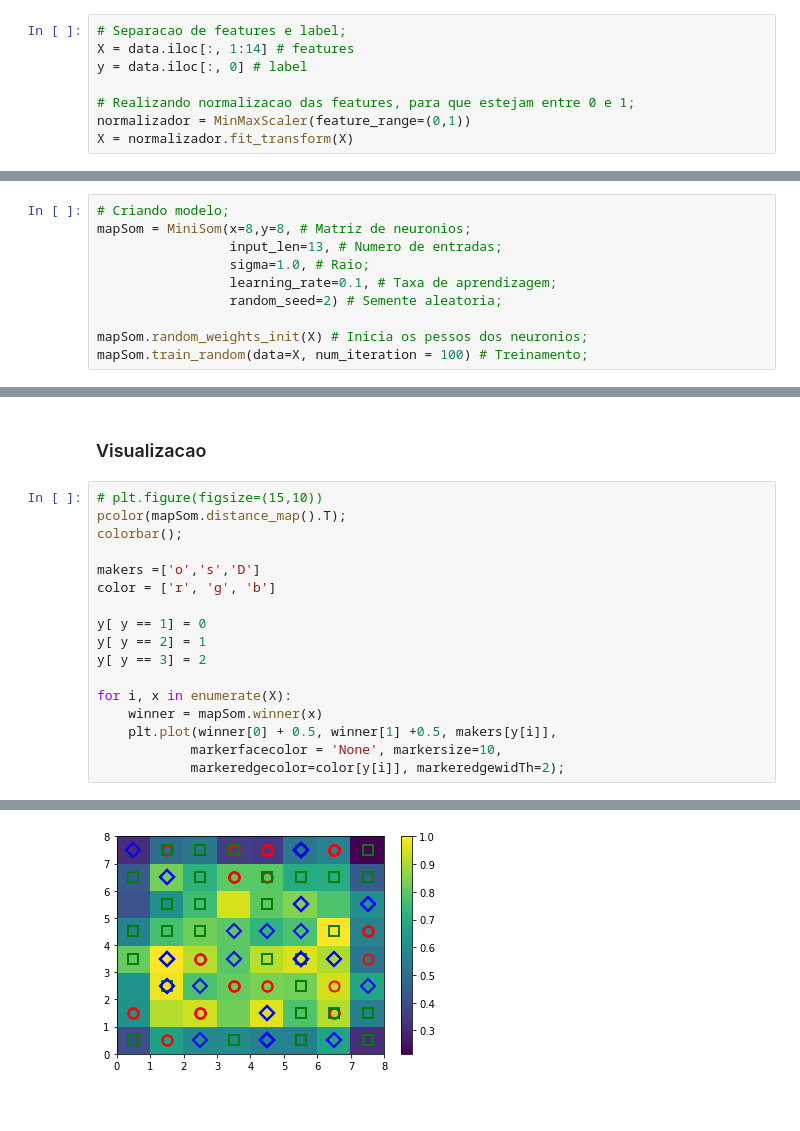
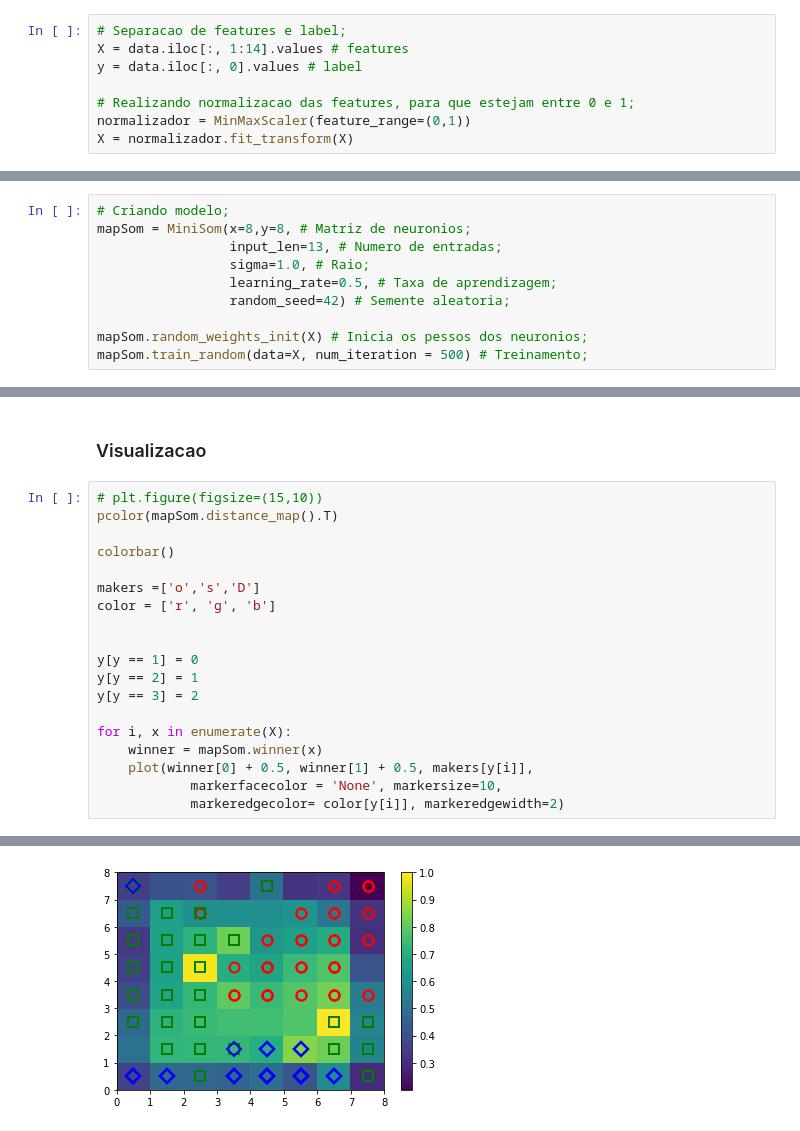
Before and after one commit to Lucasnobrepro/Deep-Learning-DL, a Jupyter notebook: 10-Mapa_organizaveis/01-Map_winners.ipynb, the cells around one changed output, grey strips where cells are left out. Saved outputs shown, nothing was run; the diff lists cells and outputs as text.

```diff
--- a/10-Mapa_organizaveis/01-Map_winners.ipynb
+++ b/10-Mapa_organizaveis/01-Map_winners.ipynb
@@ -15,8 +15,8 @@ data = pd.read_csv("../Databases/wines.csv")
 ### Pre-processamento
 # %%
 # Separacao de features e label;
-X = data.iloc[:, 1:14] # features
-y = data.iloc[:, 0] # label
+X = data.iloc[:, 1:14].values # features
+y = data.iloc[:, 0].values # label
 
 # Realizando normalizacao das features, para que estejam entre 0 e 1;
 normalizador = MinMaxScaler(feature_range=(0,1))
@@ -28,10 +28,10 @@ X = normalizador.fit_transform(X)
 mapSom = MiniSom(x=8,y=8, # Matriz de neuronios;
                  input_len=13, # Numero de entradas;
                  sigma=1.0, # Raio;
-                 learning_rate=0.1, # Taxa de aprendizagem;
-                 random_seed=2) # Semente aleatoria;
+                 learning_rate=0.5, # Taxa de aprendizagem;
+                 random_seed=42) # Semente aleatoria;
 
 mapSom.random_weights_init(X) # Inicia os pessos dos neuronios;
-mapSom.train_random(data=X, num_iteration = 100) # Treinamento;
+mapSom.train_random(data=X, num_iteration = 500) # Treinamento;
 # %%
 # Pesos;
@@ -45,19 +45,21 @@ values_BMU = mapSom.activation_response(X)
 ### Visualizacao
 # %%
 # plt.figure(figsize=(15,10))
-pcolor(mapSom.distance_map().T);
-colorbar();
+pcolor(mapSom.distance_map().T)
+
+colorbar()
 
 makers =['o','s','D']
 color = ['r', 'g', 'b']
 
-y[ y == 1] = 0
-y[ y == 2] = 1
-y[ y == 3] = 2
+
+y[y == 1] = 0
+y[y == 2] = 1
+y[y == 3] = 2
 
 for i, x in enumerate(X):
     winner = mapSom.winner(x)
-    plt.plot(winner[0] + 0.5, winner[1] +0.5, makers[y[i]],
+    plot(winner[0] + 0.5, winner[1] + 0.5, makers[y[i]],
             markerfacecolor = 'None', markersize=10,
-            markeredgecolor=color[y[i]], markeredgewidTh=2);
+            markeredgecolor= color[y[i]], markeredgewidth=2)
 # %% [output]
@@ -76 +66 @@ See the caveats in the documentation: https://pandas.pydata.org/pandas-docs/stab
-[figure, old version]
+[figure, new version]
```
Also changed, not shown: parts of 2 cells of this notebook, 2 other files.
